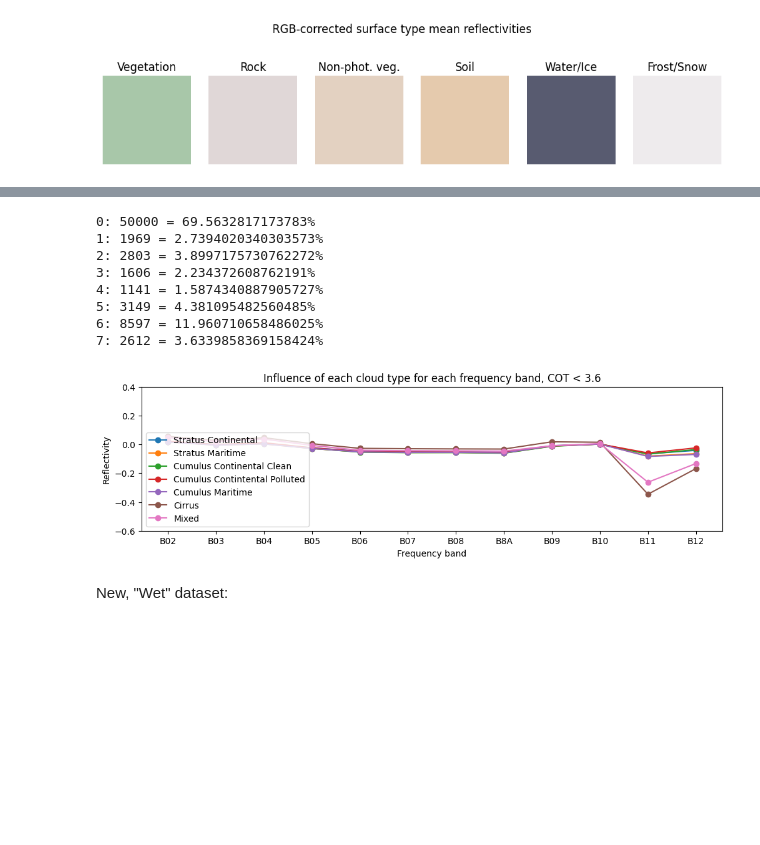
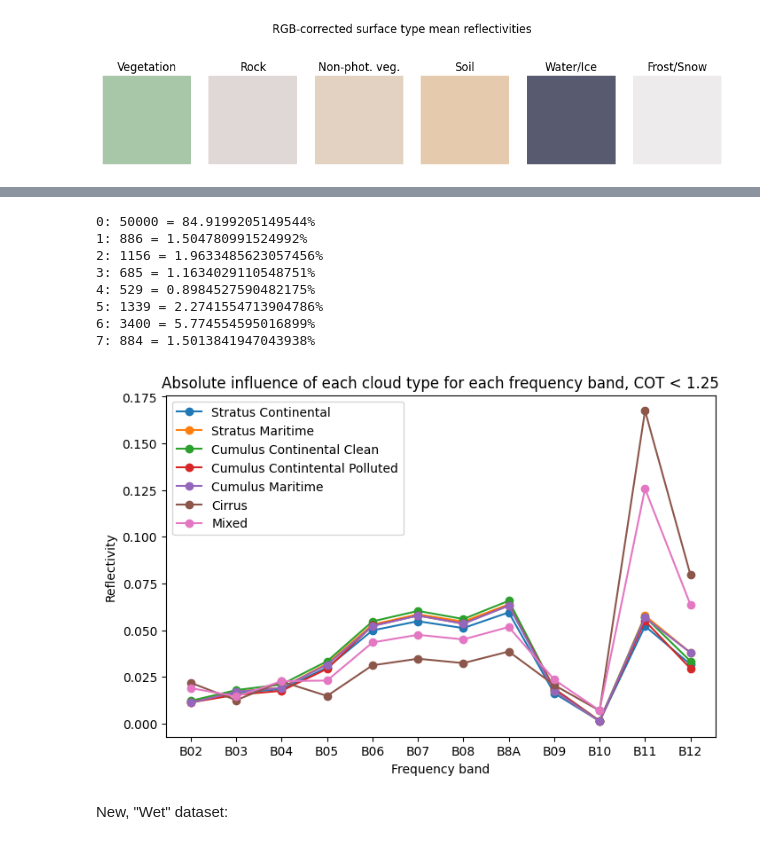
Before and after one commit to chiara-aisweden/cloud_rm, a Jupyter notebook: DataVis.ipynb, the cells around one changed output, grey strips where cells are left out. Saved outputs shown, nothing was run; the diff lists cells and outputs as text; code cells hidden in the pictures; blank space fills up the shorter version.

```diff
--- a/DataVis.ipynb
+++ b/DataVis.ipynb
@@ -167,22 +167,23 @@ unique_cloud, count_cloud = np.unique(clouds_all, return_counts=True)
 cloud_inf = np.zeros([len(unique_cloud), len(clearcols)])
 for i in range(len(unique_cloud)):
     cloud_data = np.array(df[clouds_all == unique_cloud[i]][cloudcols])-np.array(df[clouds_all == unique_cloud[i]][clearcols])
-    cloud_inf[i,:] = np.mean(cloud_data,axis=0)
+    cloud_inf[i,:] = np.mean(np.abs(cloud_data),axis=0)
     cloud_COT = np.mean(np.array(df[clouds_all == unique_cloud[i]]['COT']))
 
     print(str(unique_cloud[i])+': '+str(count_cloud[i])+' = '+str(count_cloud[i]/2000)+'%'+' with mean COT:'+str(cloud_COT))
 
+plt.rcParams['figure.figsize'] = [8,5]
 plt.figure()
 for i in range(1,len(unique_cloud)):
     plt.plot(x,cloud_inf[i,:],'-o')
 
 plt.xticks(x, ['B02','B03','B04','B05','B06','B07','B08','B8A','B09','B10','B11','B12'])
-plt.title('Influence of each cloud type for each frequency band')
+plt.title('Absolute influence of each cloud type for each frequency band')
 plt.xlabel('Frequency band')
 plt.ylabel('Reflectivity')
-plt.legend(['Stratus Continental','Stratus Maritime','Cumulus Continental Clean','Cumulus Contintental Polluted','Cumulus Maritime','Cirrus','Mixed'],loc='lower left')
+plt.legend(['Stratus Continental','Stratus Maritime','Cumulus Continental Clean','Cumulus Contintental Polluted','Cumulus Maritime','Cirrus','Mixed'],loc='upper left')
 ax = plt.gca()
-ax.set_ylim([-0.6, 0.4])
+#ax.set_ylim([-0.6, 0.4])
 plt.show()
 # %% [output]
 0: 50000 = 25.0% with mean COT:0.0
@@ -197,43 +198,43 @@ plt.show()
 # %%
 #Now do the same for COT < 3.6
-df_thin=df.loc[df['COT']<3.6]
+df_thin=df.loc[df['COT']<1.25]
 
 #Find rates of each cloud type, group mixed clouds for clarity
 clouds_all=np.array(df_thin['Cloud_Type'])
 for i in range(len(clouds_all)):
     if clouds_all[i]>6:
         clouds_all[i]=7
 unique_cloud, count_cloud = np.unique(clouds_all, return_counts=True)
 
 #Find influence and COT of each surf type
 cloud_inf = np.zeros([len(unique_cloud), len(clearcols)])
 for i in range(len(unique_cloud)):
     cloud_data = np.array(df_thin[clouds_all == unique_cloud[i]][cloudcols])-np.array(df_thin[clouds_all == unique_cloud[i]][clearcols])
-    cloud_inf[i,:] = np.mean(cloud_data,axis=0)
+    cloud_inf[i,:] = np.mean(np.abs(cloud_data),axis=0)
     print(str(unique_cloud[i])+': '+str(count_cloud[i])+' = '+str(count_cloud[i]*100/sum(count_cloud))+'%')
 
 plt.figure()
 for i in range(1,len(unique_cloud)):
     plt.plot(x,cloud_inf[i,:],'-o')
 
 plt.xticks(x, ['B02','B03','B04','B05','B06','B07','B08','B8A','B09','B10','B11','B12'])
-plt.title('Influence of each cloud type for each frequency band, COT < 3.6')
+plt.title('Absolute influence of each cloud type for each frequency band, COT < 1.25')
 plt.xlabel('Frequency band')
 plt.ylabel('Reflectivity')
-plt.legend(['Stratus Continental','Stratus Maritime','Cumulus Continental Clean','Cumulus Contintental Polluted','Cumulus Maritime','Cirrus','Mixed'],loc='lower left')
+plt.legend(['Stratus Continental','Stratus Maritime','Cumulus Continental Clean','Cumulus Contintental Polluted','Cumulus Maritime','Cirrus','Mixed'],loc='upper left')
 ax = plt.gca()
-ax.set_ylim([-0.6, 0.4])
+#ax.set_ylim([-0.6, 0.4])
 plt.show()
 # %% [output]
-0: 50000 = 69.5632817173783%
-1: 1969 = 2.7394020340303573%
-2: 2803 = 3.8997175730762272%
-3: 1606 = 2.234372608762191%
-4: 1141 = 1.5874340887905727%
-5: 3149 = 4.381095482560485%
-6: 8597 = 11.960710658486025%
-7: 2612 = 3.6339858369158424%
+0: 50000 = 84.9199205149544%
+1: 886 = 1.504780991524992%
+2: 1156 = 1.9633485623057456%
+3: 685 = 1.1634029110548751%
+4: 529 = 0.8984527590482175%
+5: 1339 = 2.2741554713904786%
+6: 3400 = 5.774554595016899%
+7: 884 = 1.5013841947043938%
-[figure, old version]
+[figure, new version]
 # %% [markdown]
 New, "Wet" dataset:
 # %%
```
Also changed, not shown: parts of 2 cells of this notebook, 1 other file.
